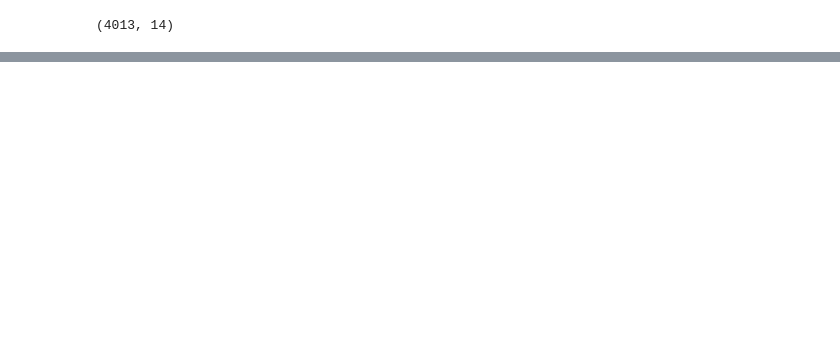
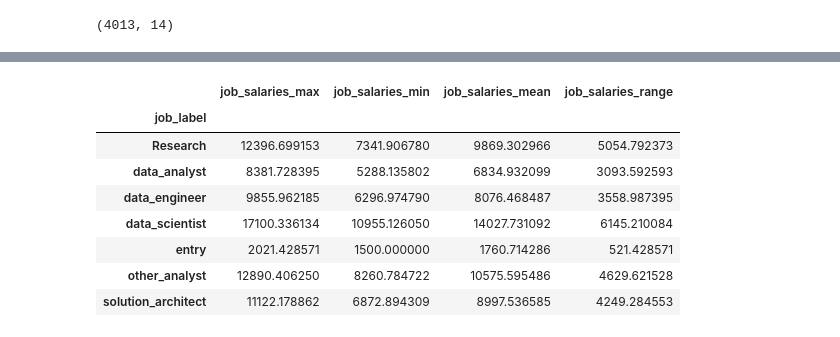
Before and after one commit to Miaowshroom/project-4, a Jupyter notebook: Project_4.ipynb, the cells around one changed output, grey strips where cells are left out. Drawn from its saved outputs; the diff is of its cells as text; code cells hidden in the pictures; blank space fills up the shorter version.

Commit message:
done job labeling, start q1

```diff
--- a/Project_4.ipynb
+++ b/Project_4.ipynb
@@ -204,0 +188,23 @@ df.columns
+# %%
+# take analyst job with the following keywords
+
+job_post.loc[job_post.job_title.str.lower().str.contains('data analytics') & job_post.job_label.isnull(), 'job_label'] = 'data_analyst'
+job_post.loc[job_post.job_title.str.lower().str.contains('data analyst') & job_post.job_label.isnull(), 'job_label'] = 'data_analyst'
+job_post.loc[job_post.job_title.str.lower().str.contains('data analysis') & job_post.job_label.isnull(), 'job_label'] = 'data_analyst'
+
+# data_analyst = job_post[job_post.job_title.str.lower().str.contains('data analytics')]
+# data_analyst = pd.concat([data_analyst,job_post[job_post.job_title.str.lower().str.contains('data analyst')]])
+# data_analyst = pd.concat([data_analyst,job_post[job_post.job_title.str.lower().str.contains('data analysis')]])
+# data_analyst.drop_duplicates(keep='first', inplace=True)
+
+
+# data_analyst.shape
+# %%
+# taking all other analysis as other analyst
+
+job_post.loc[job_post.job_title.str.lower().str.contains('analyst') & job_post.job_label.isnull(), 'job_label'] = 'other_analyst'
+job_post.loc[job_post.job_title.str.lower().str.contains('analysis') & job_post.job_label.isnull(), 'job_label'] = 'other_analyst'
+job_post.loc[job_post.job_title.str.lower().str.contains('analytics') & job_post.job_label.isnull(), 'job_label'] = 'other_analyst'
+# %%
+# taking all other analysis as other analyst
+job_post.loc[job_post.job_title.str.lower().str.contains('data entry') & job_post.job_label.isnull(), 'job_label'] = 'entry'
@@ -204,0 +222,2 @@ df.columns
+# %%
+q1_jobs = job_post[job_post.job_label.notnull()]
@@ -204,0 +281,12 @@ df.columns
+# %%
+q1_jobs.groupby(['job_label']).mean()
+# %% [output]
+|  | job_salaries_max | job_salaries_min | job_salaries_mean | job_salaries_range |
+| job_label |  |  |  |  |
+| Research | 12396.699153 | 7341.906780 | 9869.302966 | 5054.792373 |
+| data_analyst | 8381.728395 | 5288.135802 | 6834.932099 | 3093.592593 |
+| data_engineer | 9855.962185 | 6296.974790 | 8076.468487 | 3558.987395 |
+| data_scientist | 17100.336134 | 10955.126050 | 14027.731092 | 6145.210084 |
+| entry | 2021.428571 | 1500.000000 | 1760.714286 | 521.428571 |
+| other_analyst | 12890.406250 | 8260.784722 | 10575.595486 | 4629.621528 |
+| solution_architect | 11122.178862 | 6872.894309 | 8997.536585 | 4249.284553 |
```
Also changed, not shown: parts of 70 cells of this notebook.
